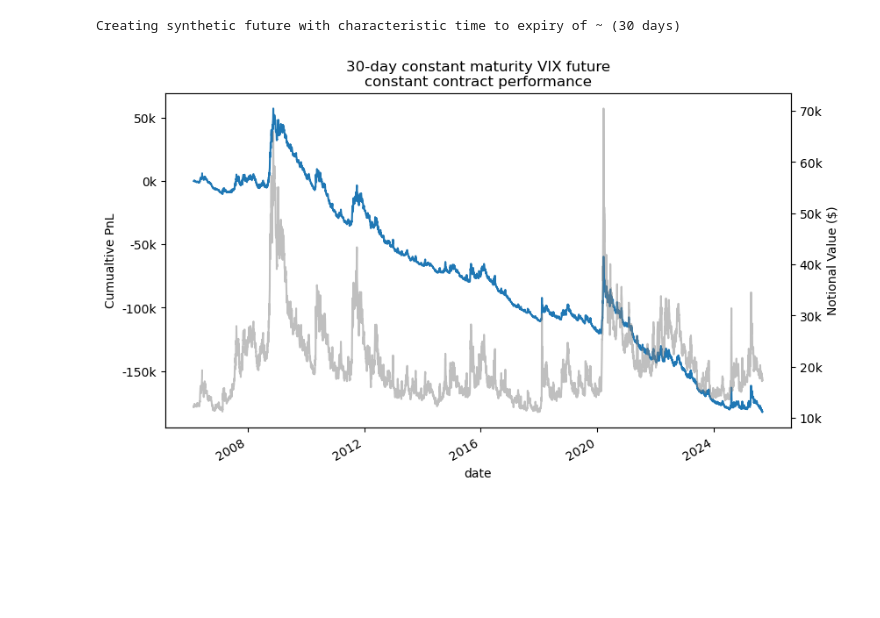
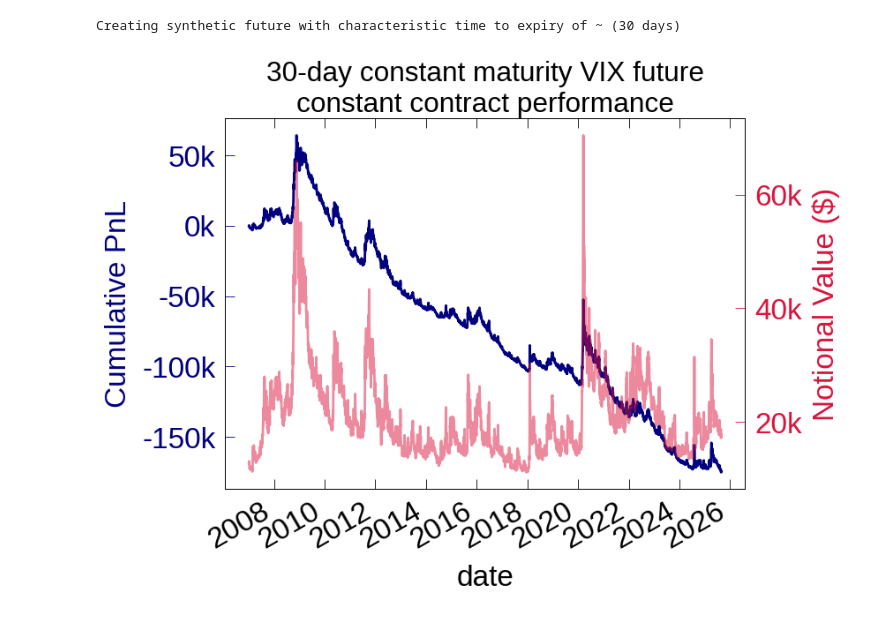
Before and after one commit to FlyingCurryMonster/VIX-Futures-Project, a Jupyter notebook: Constant TTE VIX future.ipynb, the cells around one changed output. Cells and saved outputs as stored; diff of their text form; code cells hidden in the pictures; blank space fills up the shorter version.

```diff
--- a/Constant TTE VIX future.ipynb
+++ b/Constant TTE VIX future.ipynb
@@ -317,7 +348,7 @@ CFE calendar already loaded (6289 rows); skipping insert.
 # %% [markdown]
 # 30 day constant TTE future
 # %%
-vix_contract_pricing = client.query_df("""
+vix_futures = client.query_df("""
     SELECT
         expiration AS security,
         date,
@@ -328,43 +359,51 @@ vix_contract_pricing = client.query_df("""
     WHERE expiry_indicator = ''
       AND expiration > date
       AND filled_forward_price IS NOT NULL
+      AND date >= '2007-01-01'
     ORDER BY
         security,
         date
 """)
 
-vix_contract_pricing['security'] = pd.to_datetime(vix_contract_pricing['security'])
-vix_contract_pricing['date'] = pd.to_datetime(vix_contract_pricing['date'])
-vix_contract_pricing['expiry'] = pd.to_datetime(vix_contract_pricing['expiry'])
-vix_contract_pricing = (
-    vix_contract_pricing
+vix_futures['security'] = pd.to_datetime(vix_futures['security'])
+vix_futures['date'] = pd.to_datetime(vix_futures['date'])
+vix_futures['expiry'] = pd.to_datetime(vix_futures['expiry'])
+vix_futures = (
+    vix_futures
     .set_index(['security', 'date'])
     .sort_index()
 )
 
 constant_tte_30d = ConstantTTEFuture(T_expiry=30, min_tte=2)
-vix_constant_tte_30d = constant_tte_30d.create_synthetic_future(
-    vix_contract_pricing,
+vix_30d = constant_tte_30d.create_synthetic_future(
+    vix_futures,
     name_map={'sessions_col': 'trading_days_to_expiry'}
 )
+
+vix_30d['unit_contract_cumpnl'].isna().value_counts()
+
+vix_30d['unit_contract_runup'] = vix_30d['unit_contract_cumpnl'] - vix_30d['unit_contract_cumpnl'].expanding().min()
 # %% [output]
 Creating synthetic future with characteristic time to expiry of ~ (30 days)
 # %%
 VIX_MULTIPLER = 1e3
 CONTRACT_NUM = 1
 fig, axes = plt.subplots(1, 1, figsize=(9.2, 5.6 ))
-(VIX_MULTIPLER * CONTRACT_NUM * vix_constant_tte_30d['unit_contract_cumpnl']).plot(
-    ax=axes, title='30-day constant maturity VIX future\nconstant contract performance')
+(VIX_MULTIPLER * CONTRACT_NUM * vix_30d['unit_contract_cumpnl']).plot(
+    ax=axes, title='30-day constant maturity VIX future\nconstant contract performance', color='navy')
 
 axes_twin = axes.twinx()
-(VIX_MULTIPLER * CONTRACT_NUM * vix_constant_tte_30d['unit_contract_notional']).plot(ax=axes_twin, color='gray', alpha=0.5)
+(VIX_MULTIPLER * CONTRACT_NUM * vix_30d['unit_contract_notional']).plot(ax=axes_twin, color='crimson', alpha=0.5)
 
 for ax in [axes, axes_twin]:
     ax.yaxis.set_major_formatter(
         plt.FuncFormatter(lambda x, _: f'{x/1e3:.0f}k')
     )
-axes.set_ylabel('Cumualtive PnL')
-axes_twin.set_ylabel('Notional Value ($)')
-fig.savefig('30 day VIX futures performance.jpg')
+axes.set_ylabel('Cumulative PnL', color='navy')
+axes.tick_params(axis='y', colors='navy')
+
+axes_twin.set_ylabel('Notional Value ($)', color='crimson')
+axes_twin.tick_params(axis='y', colors='crimson')
+fig.savefig('./30 day VIX futures performance.jpg')
 # %% [output]
-[figure, old version]
+[figure, new version]
```
Also changed, not shown: parts of 8 cells of this notebook, 1 other file.
